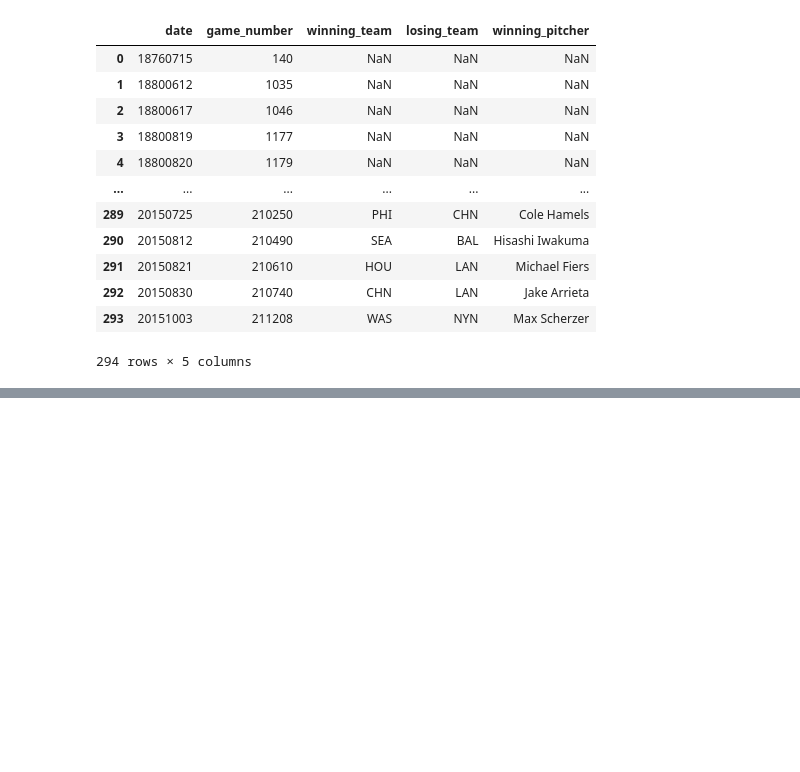
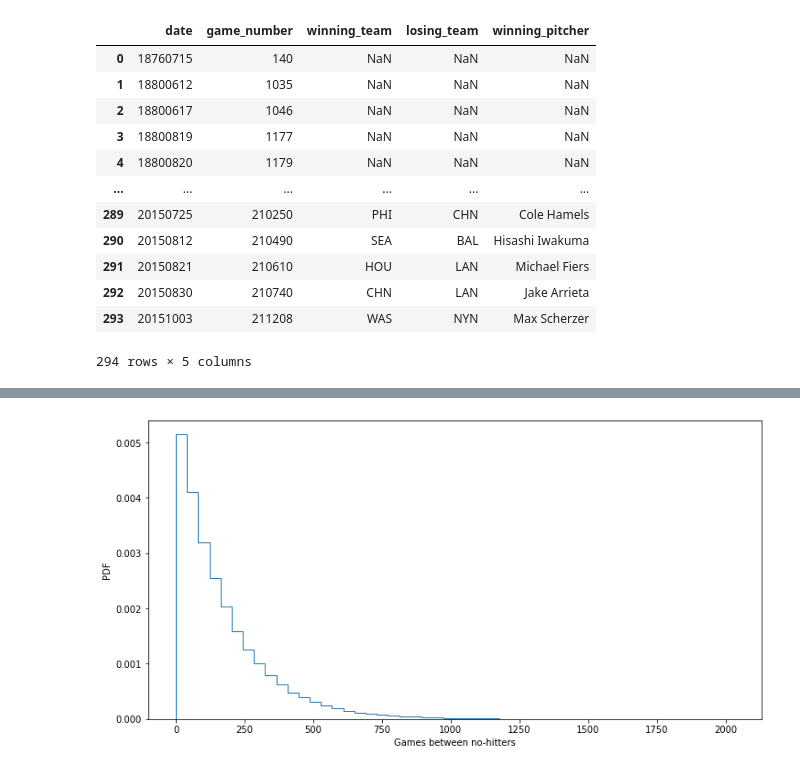
Before and after one commit to SurMux/ds, a Jupyter notebook: no_hitters.ipynb, the cells around one changed output, grey strips where cells are left out. Saved outputs shown, nothing was run; the diff lists cells and outputs as text; code cells hidden in the pictures; blank space fills up the shorter version.

Commit message:
finished no hitters

```diff
--- a/no_hitters.ipynb
+++ b/no_hitters.ipynb
@@ -28,0 +79,21 @@ no_hitters
+# %%
+# Seed random number generator
+np.random.seed(42)
+
+# Compute mean no-hitter time: tau
+tau = nohitter_times.mean()
+
+# Draw out of an exponential distribution with parameter tau: inter_nohitter_time
+inter_nohitter_time = np.random.exponential(tau, 100000)
+
+# Plot the PDF and label axes
+plt.figure(figsize=(12,6))
+_ = plt.hist(inter_nohitter_time,
+             bins=50, density=True, histtype='step')
+_ = plt.xlabel('Games between no-hitters')
+_ = plt.ylabel('PDF')
+
+# Show the plot
+plt.show()
+# %% [output]
+[figure, added]
```
Also changed, not shown: parts of 16 cells of this notebook.
